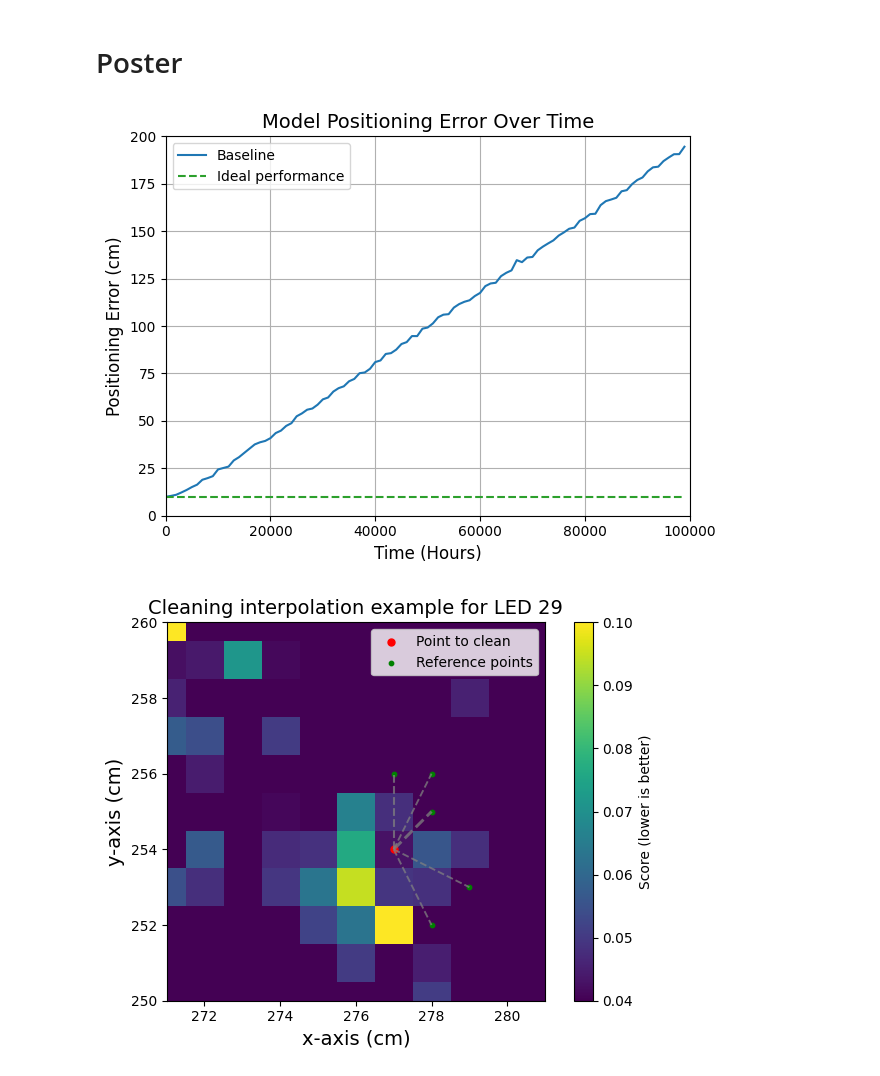
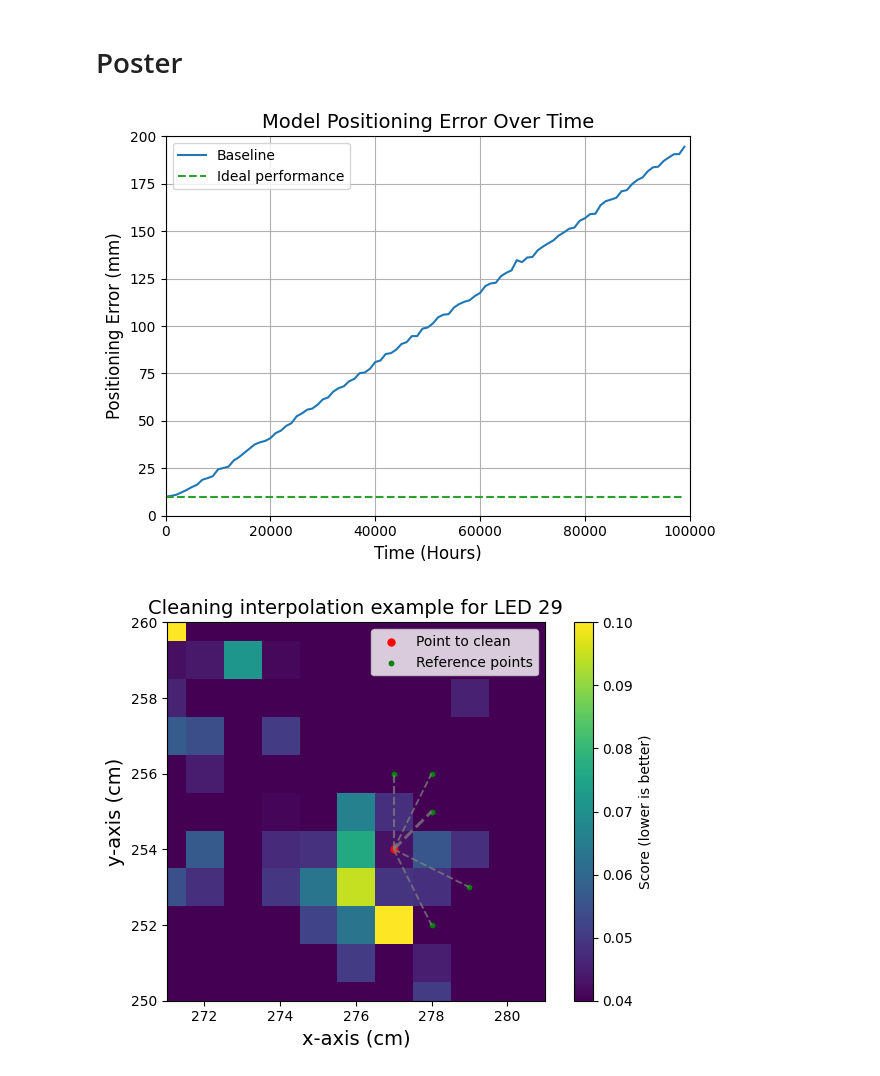
Before and after one commit to einstein8612/VLP, a Jupyter notebook: graphs.ipynb, the cells around one changed output. Drawn from its saved outputs; the diff is of its cells as text; code cells hidden in the pictures.

```diff
--- a/graphs.ipynb
+++ b/graphs.ipynb
@@ -133,21 +133,21 @@ plt.clf()
 # %%
 plt.plot(timesteps, baseline, label="Baseline")
 plt.plot(timesteps, baseline[0].repeat(100), label="Ideal performance", linestyle='--', color='C2')
 plt.title('Model Positioning Error Over Time')
 plt.xlabel('Time (Hours)')
-plt.ylabel('Positioning Error (cm)')
+plt.ylabel('Positioning Error (mm)')
 plt.legend()
 plt.grid(True)
 # Change font size
 plt.title('Model Positioning Error Over Time', fontsize=14)
 plt.xlabel('Time (Hours)', fontsize=12)
-plt.ylabel('Positioning Error (cm)', fontsize=12)
+plt.ylabel('Positioning Error (mm)', fontsize=12)
 plt.ylim(bottom=0, top=200)
 plt.xlim(left=0, right=100000)
 plt.tight_layout()
 plt.savefig('generated_figures/poster_degradation.pdf')
 # %% [output]
-[figure, old version]
+[figure, new version]
 # %%
 from dataset.clean import generate_score_matrix
 
```
Also changed, not shown: parts of 6 cells of this notebook, 4 other files.
